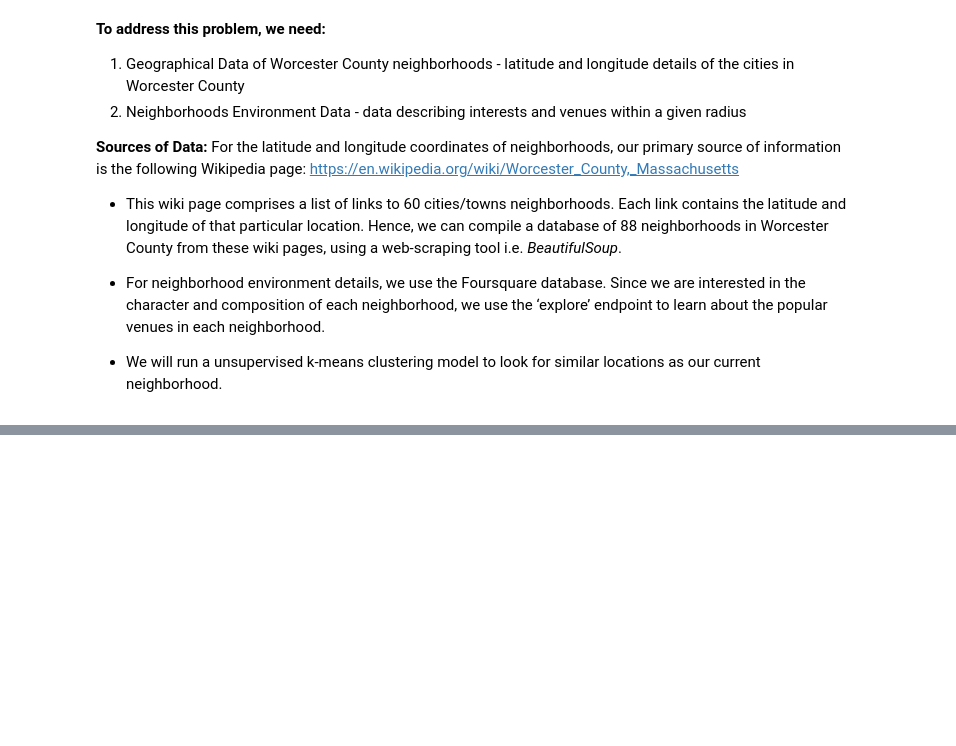
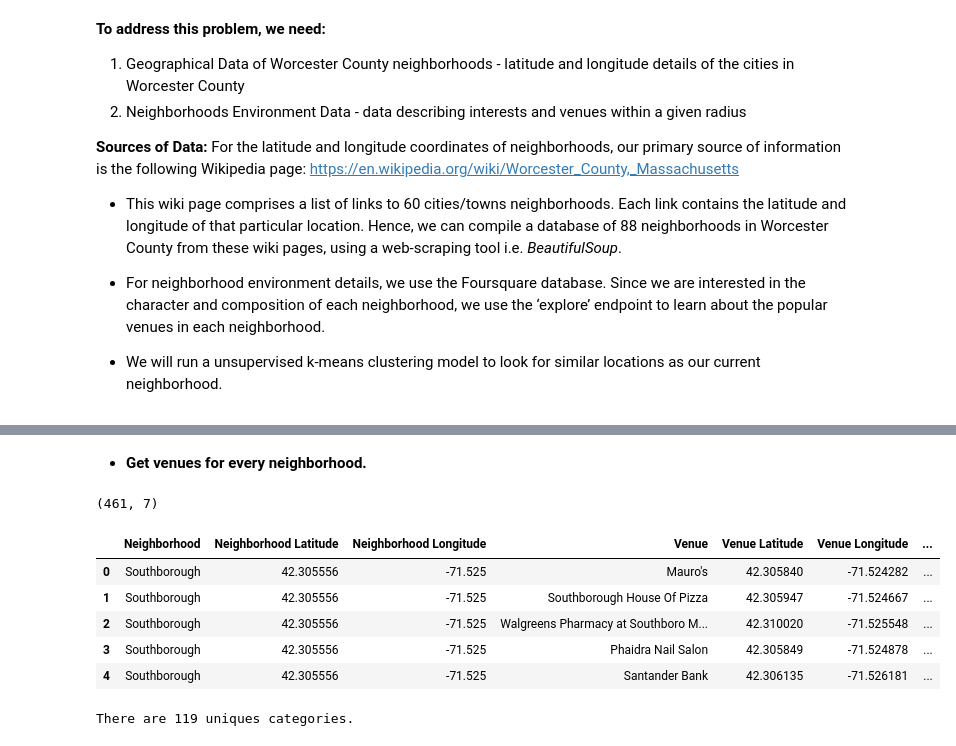
Before and after one commit to wuweixiaoxiao/coursera, a Jupyter notebook: Capstone Project-Worcester County.ipynb, the cells around one changed output, grey strips where cells are left out. Saved outputs shown, nothing was run; the diff lists cells and outputs as text; code cells hidden in the pictures; blank space fills up the shorter version.

```diff
--- a/Capstone Project-Worcester County.ipynb
+++ b/Capstone Project-Worcester County.ipynb
@@ -29,0 +83,14 @@ For the latitude and longitude coordinates of neighborhoods, our primary source
+# %%
+# Foursquare ID and Secret are taken from environment variables for security.
+CLIENT_ID = "JNF3AFTD51O3PG20RZ5YNAXSH22Y4TSSQTIFJDP2PH22WPTX"
+CLIENT_SECRET = "DP3YOWN14C4PIHY3Q2KFFQK05VFVZY0SO5G3VCKY2A1LRSTK"
+VERSION = '20180605' # Foursquare API version
+# %%
+neighborhood_latitude = wor_df.loc[53,'Latitude'] # neighborhood latitude value
+neighborhood_longitude = wor_df.loc[53,'Longitude'] # neighborhood longitude value
+
+neighborhood_name = wor_df.loc[53,'City'] # neighborhood name
+
+print('Latitude and longitude values of {} are {}, {}.'.format(neighborhood_name,
+                                                               neighborhood_latitude,
+                                                               neighborhood_longitude))
@@ -29,0 +99,13 @@ For the latitude and longitude coordinates of neighborhoods, our primary source
+# %%
+LIMIT = 100
+radius = 500
+
+url = 'https://api.foursquare.com/v2/venues/explore?&client_id={}&client_secret={}&v={}&ll={},{}&radius={}&limit={}'.format(
+    CLIENT_ID,
+    CLIENT_SECRET,
+    VERSION,
+    neighborhood_latitude,
+    neighborhood_longitude,
+    radius,
+    LIMIT)
+url
@@ -29,0 +114,4 @@ For the latitude and longitude coordinates of neighborhoods, our primary source
+# %%
+import requests
+results = requests.get(url).json()
+results
@@ -29,0 +136,2 @@ For the latitude and longitude coordinates of neighborhoods, our primary source
+# %% [markdown]
+- **Get venues for every neighborhood.**
@@ -29,0 +196,20 @@ For the latitude and longitude coordinates of neighborhoods, our primary source
+# %%
+wor_venues = getNearbyVenues(names=wor_df['City'],
+                                   latitudes=wor_df['Latitude'],
+                                   longitudes=wor_df['Longitude']
+                                  )
+
+print(wor_venues.shape)
+wor_venues.head()
+# %% [output]
+(461, 7)
+|  | Neighborhood | Neighborhood Latitude | Neighborhood Longitude | Venue | Venue Latitude | Venue Longitude | ... |
+| 0 | Southborough | 42.305556 | -71.525 | Mauro's | 42.305840 | -71.524282 | ... |
+| 1 | Southborough | 42.305556 | -71.525 | Southborough House Of Pizza | 42.305947 | -71.524667 | ... |
+| 2 | Southborough | 42.305556 | -71.525 | Walgreens Pharmacy at Southboro M... | 42.310020 | -71.525548 | ... |
+| 3 | Southborough | 42.305556 | -71.525 | Phaidra Nail Salon | 42.305849 | -71.524878 | ... |
+| 4 | Southborough | 42.305556 | -71.525 | Santander Bank | 42.306135 | -71.526181 | ... |
+# %%
+print('There are {} uniques categories.'.format(len(wor_venues['Venue Category'].unique())))
+# %% [output]
+There are 119 uniques categories.
```
Also changed, not shown: parts of 37 cells of this notebook.
